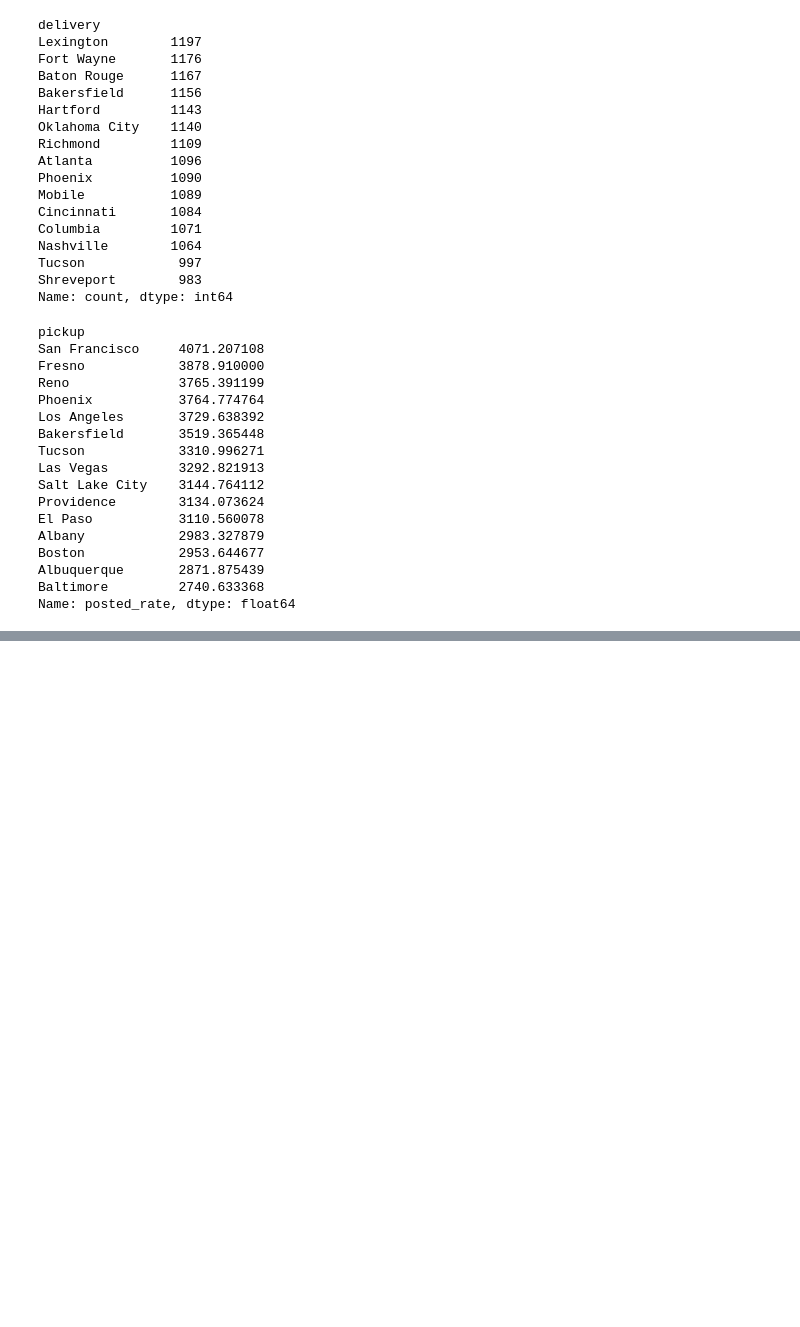
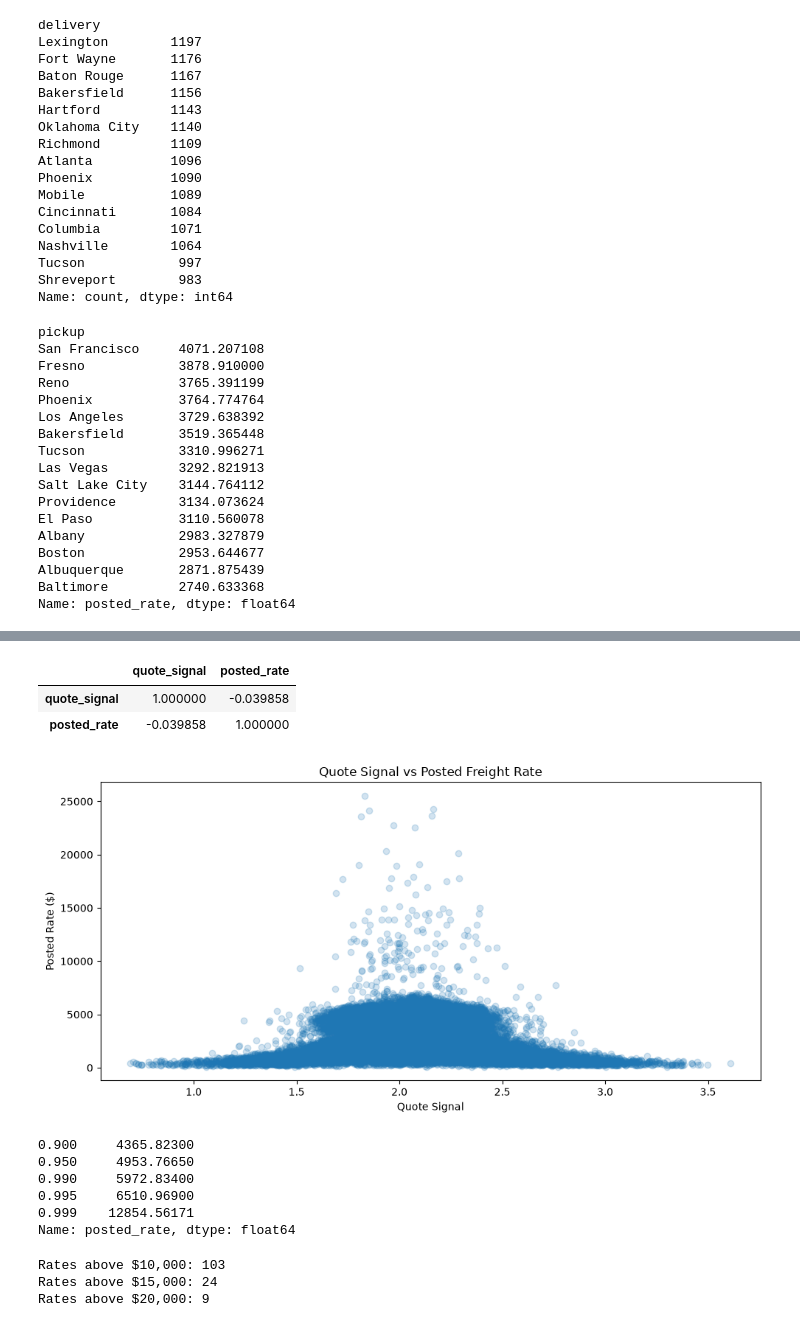
Before and after one commit to shanecoutinho/spotter-freight-rate, a Jupyter notebook: notebooks/01_exploratory_data_analysis.ipynb, the cells around one changed output, grey strips where cells are left out. Saved outputs shown, nothing was run; the diff lists cells and outputs as text; code cells hidden in the pictures; blank space fills up the shorter version.

```diff
--- a/notebooks/01_exploratory_data_analysis.ipynb
+++ b/notebooks/01_exploratory_data_analysis.ipynb
@@ -582,0 +658,13 @@ df_clean.groupby("delivery")["posted_rate"].mean().sort_values(
+# %%
+df_clean["distance_band"] = pd.cut(
+    df_clean["distance"],
+    bins=[0, 500, 1000, 1500, 2000, 2500, 3500],
+    labels=[
+        "0-500",
+        "500-1000",
+        "1000-1500",
+        "1500-2000",
+        "2000-2500",
+        "2500+"
+    ]
+)
@@ -582,0 +756,53 @@ df_clean.groupby("delivery")["posted_rate"].mean().sort_values(
+# %%
+df_clean[["quote_signal", "posted_rate"]].corr()
+# %% [output]
+|  | quote_signal | posted_rate |
+| quote_signal | 1.000000 | -0.039858 |
+| posted_rate | -0.039858 | 1.000000 |
+# %%
+plt.figure(figsize=(10, 5))
+
+plt.scatter(
+    df_clean["quote_signal"],
+    df_clean["posted_rate"],
+    alpha=0.2
+)
+
+plt.xlabel("Quote Signal")
+plt.ylabel("Posted Rate ($)")
+plt.title("Quote Signal vs Posted Freight Rate")
+
+plt.tight_layout()
+plt.show()
+# %% [output]
+[figure, added]
+# %%
+df_clean["posted_rate"].quantile(
+    [0.90, 0.95, 0.99, 0.995, 0.999]
+)
+# %% [output]
+0.900     4365.82300
+0.950     4953.76650
+0.990     5972.83400
+0.995     6510.96900
+0.999    12854.56171
+Name: posted_rate, dtype: float64
+# %%
+print(
+    "Rates above $10,000:",
+    (df_clean["posted_rate"] > 10000).sum()
+)
+
+print(
+    "Rates above $15,000:",
+    (df_clean["posted_rate"] > 15000).sum()
+)
+
+print(
+    "Rates above $20,000:",
+    (df_clean["posted_rate"] > 20000).sum()
+)
+# %% [output]
+Rates above $10,000: 103
+Rates above $15,000: 24
+Rates above $20,000: 9
```
Also changed, not shown: parts of 18 cells of this notebook.
